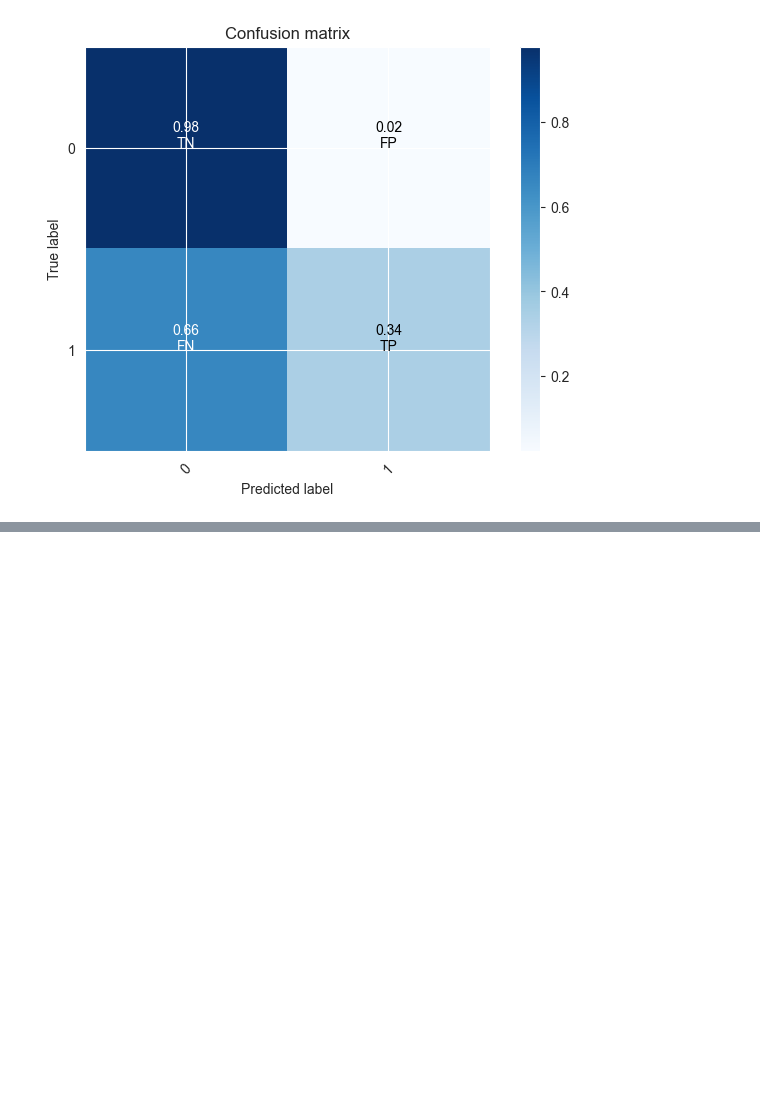
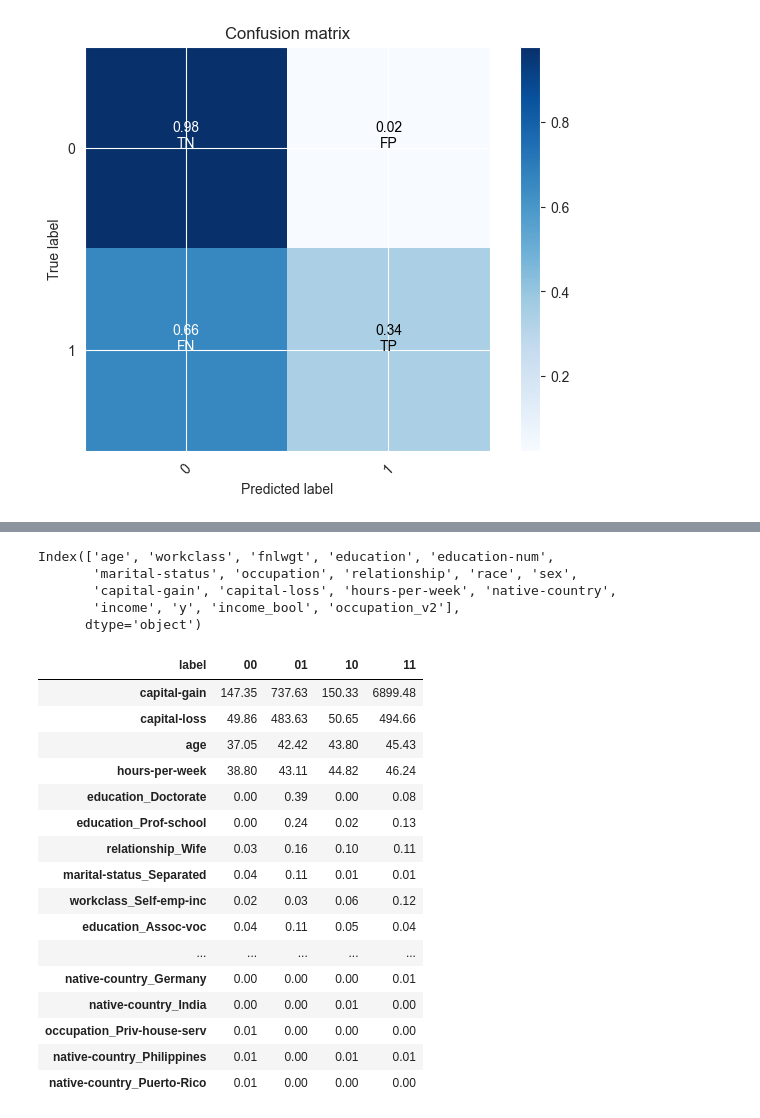
Before and after one commit to dushyantkhosla/cst4150, a Jupyter notebook: 08-Walkthroughs/02-annual-income.ipynb, the cells around one changed output, grey strips where cells are left out. Drawn from its saved outputs; the diff is of its cells as text; code cells hidden in the pictures; blank space fills up the shorter version.

Commit message:
added assessment 2 and some time series edits

```diff
--- a/08-Walkthroughs/02-annual-income.ipynb
+++ b/08-Walkthroughs/02-annual-income.ipynb
@@ -268,0 +288,55 @@ Normalized confusion matrix
+# %%
+df_predictions = \
+pd.concat([
+    y_test.astype(int),
+    pd.Series(gscv_tree.predict(X_test), name='y_pred', index=X_test.index).astype(int),
+    pd.Series(gscv_tree.predict_proba(X_test)[:, 1], name='y_prob', index=X_test.index).round(3)
+], axis=1)
+# %%
+df_adult.columns
+# %% [output]
+Index(['age', 'workclass', 'fnlwgt', 'education', 'education-num',
+       'marital-status', 'occupation', 'relationship', 'race', 'sex',
+       'capital-gain', 'capital-loss', 'hours-per-week', 'native-country',
+       'income', 'y', 'income_bool', 'occupation_v2'],
+      dtype='object')
+# %%
+pred_group = df_predictions[['y', 'y_pred']].astype(str).eval('label=y+y_pred').loc[:, 'label']
+# %%
+df_numeric_for_profiling = \
+(df_X
+    .select_dtypes(exclude=pd.Categorical)
+ .drop(columns=['fnlwgt', 'education-num'])
+ .apply(lambda col: col.clip(upper=col.quantile(0.99))))
+# %%
+(pd.concat([
+    df_numeric_for_profiling,
+    df_dummies
+], axis=1)
+    .groupby(pred_group)
+    .mean()
+    .T
+    .round(2)
+ .assign(variation=lambda fr: fr.std(axis=1))
+ .query("variation > 0")
+ .sort_values('variation', ascending=False)
+ .drop(columns='variation')
+)
+# %% [output]
+| label | 00 | 01 | 10 | 11 |
+| capital-gain | 147.35 | 737.63 | 150.33 | 6899.48 |
+| capital-loss | 49.86 | 483.63 | 50.65 | 494.66 |
+| age | 37.05 | 42.42 | 43.80 | 45.43 |
+| hours-per-week | 38.80 | 43.11 | 44.82 | 46.24 |
+| education_Doctorate | 0.00 | 0.39 | 0.00 | 0.08 |
+| education_Prof-school | 0.00 | 0.24 | 0.02 | 0.13 |
+| relationship_Wife | 0.03 | 0.16 | 0.10 | 0.11 |
+| marital-status_Separated | 0.04 | 0.11 | 0.01 | 0.01 |
+| workclass_Self-emp-inc | 0.02 | 0.03 | 0.06 | 0.12 |
+| education_Assoc-voc | 0.04 | 0.11 | 0.05 | 0.04 |
+| ... | ... | ... | ... | ... |
+| native-country_Germany | 0.00 | 0.00 | 0.00 | 0.01 |
+| native-country_India | 0.00 | 0.00 | 0.01 | 0.00 |
+| occupation_Priv-house-serv | 0.01 | 0.00 | 0.00 | 0.00 |
+| native-country_Philippines | 0.01 | 0.00 | 0.01 | 0.01 |
+| native-country_Puerto-Rico | 0.01 | 0.00 | 0.00 | 0.00 |
```
Also changed, not shown: parts of 5 cells of this notebook, 28 other files.
